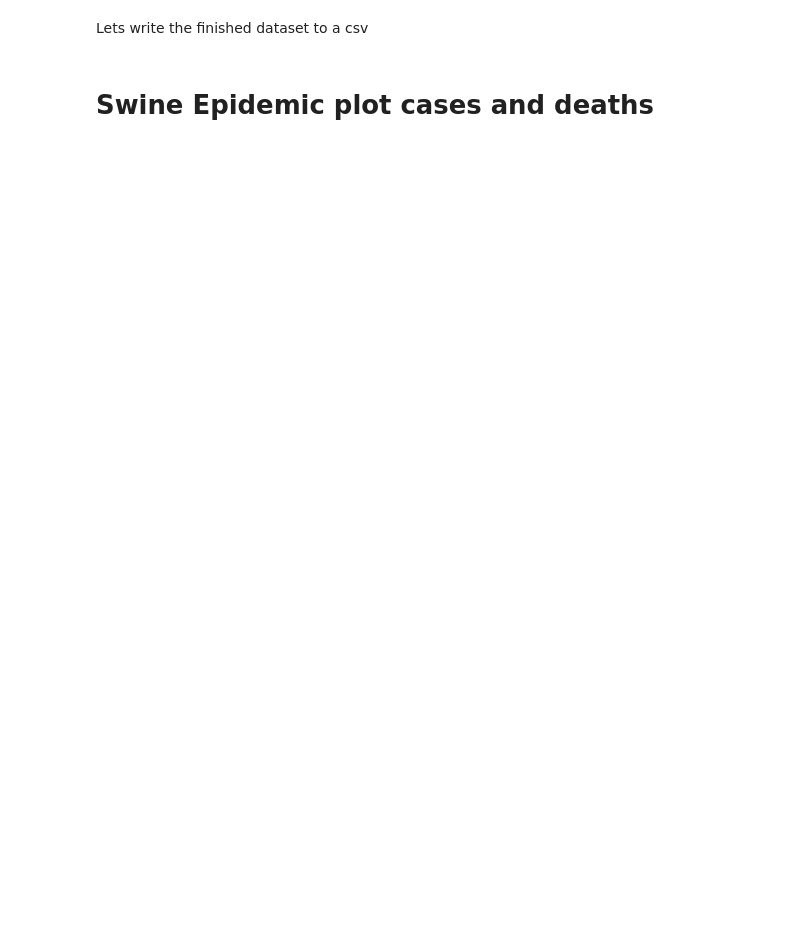
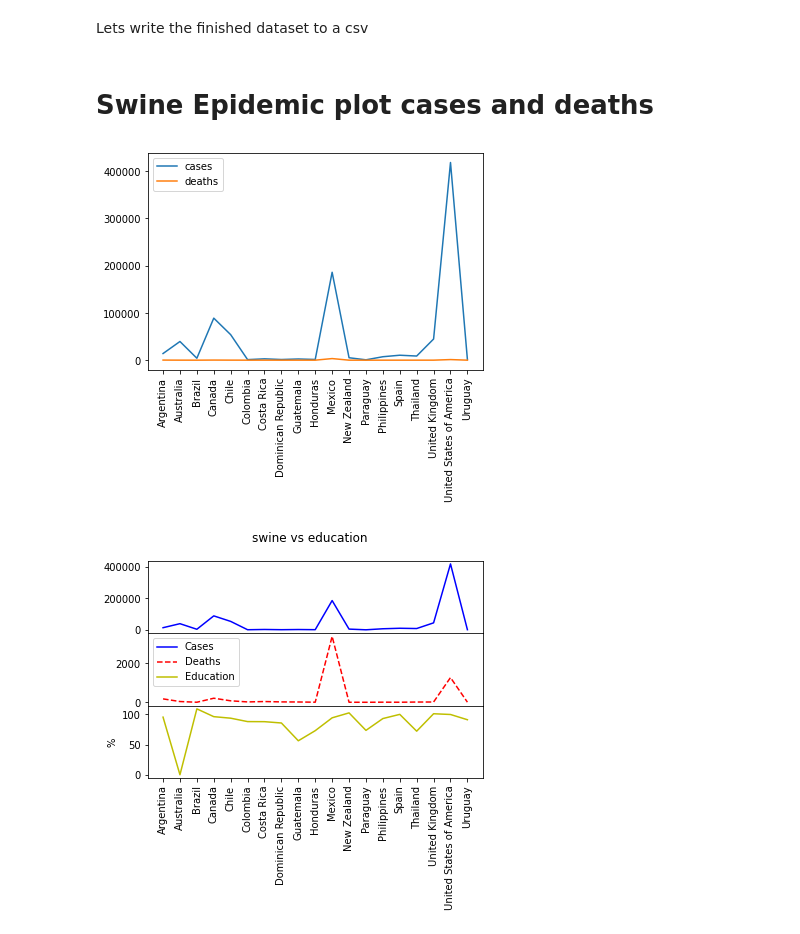
Before and after one commit to tzhang852/COMP-4447-Final-Project, a Jupyter notebook: final_notebook.ipynb, the cells around one changed output. Drawn from its saved outputs; the diff is of its cells as text; code cells hidden in the pictures; blank space fills up the shorter version.

```diff
--- a/final_notebook.ipynb
+++ b/final_notebook.ipynb
@@ -36,7 +36,7 @@ def init_data(csv):
 def wb_clean(raw):
     # reading in data
     # world_bank_data = os.path.expanduser('../data/world_bank_data/' + raw)
-    wb = init_data(os.path.expanduser('../data/world_bank_data/' + raw))
+    wb = init_data(os.path.expanduser('data/world_bank_data/' + raw))
     wb["Country"] = wb["Country Name"]
     wb = wb.drop(["Country Name"], axis=1).reindex()
 
@@ -51,7 +51,7 @@ def wb_clean(raw):
 # Swine Epidemic
 # %%
 # print(education)
-swine_full_path = os.path.expanduser('../data/swine_flu/swine_flu_data.csv')
+swine_full_path = os.path.expanduser('data/swine_flu/swine_flu_data.csv')
 swine = init_data(swine_full_path)
 #sort
 swine = swine.sort_values(by="Country")
@@ -248,7 +258,7 @@ plt.show()
 # Covid Pandemic
 # %%
 # print(education)
-covid_full_path = os.path.expanduser('../data/covid/full_grouped.csv')
+covid_full_path = os.path.expanduser('data/covid/full_grouped.csv')
 covid = init_data(covid_full_path)
 #sort
 # covid = covid.sort_values(by = "Country")
@@ -550,25 +625,28 @@ def clean_plot(world_bank_data_set, countries_to_rename, suptitle, country, case
 # %%
 cases = []
 deaths = []
 country = []
 country_renames_swine = {"United States": "United States of America"}
 
 for i in range(0, len(swine["Country"])):
     if swine["Cumulative no. of deaths"][i] > 0:
         # print('nope')
         country.append(swine["Country"][i])
         cases.append(swine["Cumulative no. of cases"][i])
         deaths.append(swine["Cumulative no. of deaths"][i])
 
 country = sorted(country)
 
 plt.xticks(rotation=90)
 plt.plot(country, cases)
 plt.plot(country, deaths)
 plt.legend(["cases", "deaths"])
 plt.show()
 
-clean_plot('education', countries_rename_swine, "swine vs education", country, cases, deaths)
+clean_plot('education', country_renames_swine, "swine vs education", country, cases, deaths)
+# %% [output]
+[figure, added]
+[figure, added]
 # %%
 # Covid Pandemic plot cases and deaths
 cases = []
```
Also changed, not shown: parts of 19 cells of this notebook.
